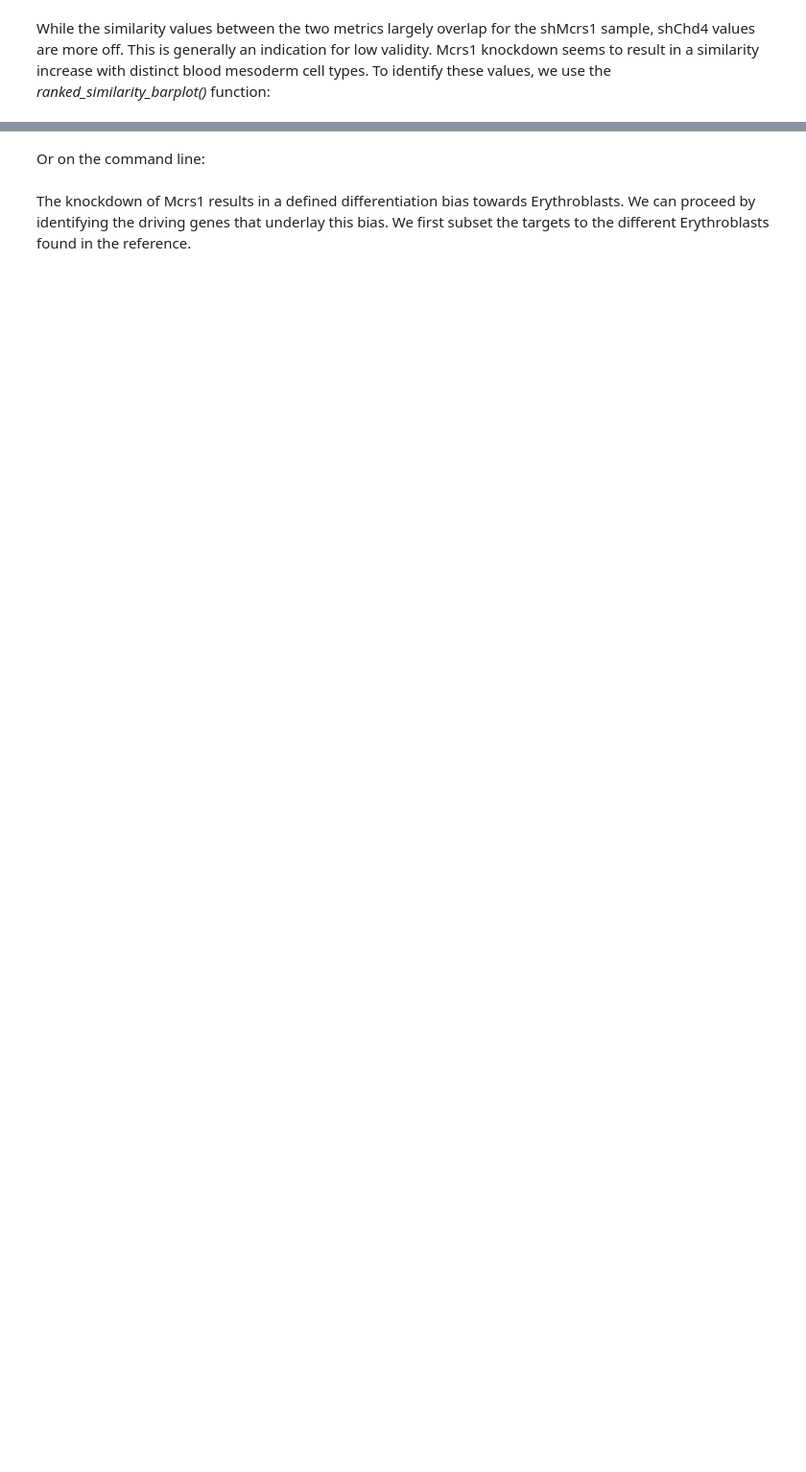
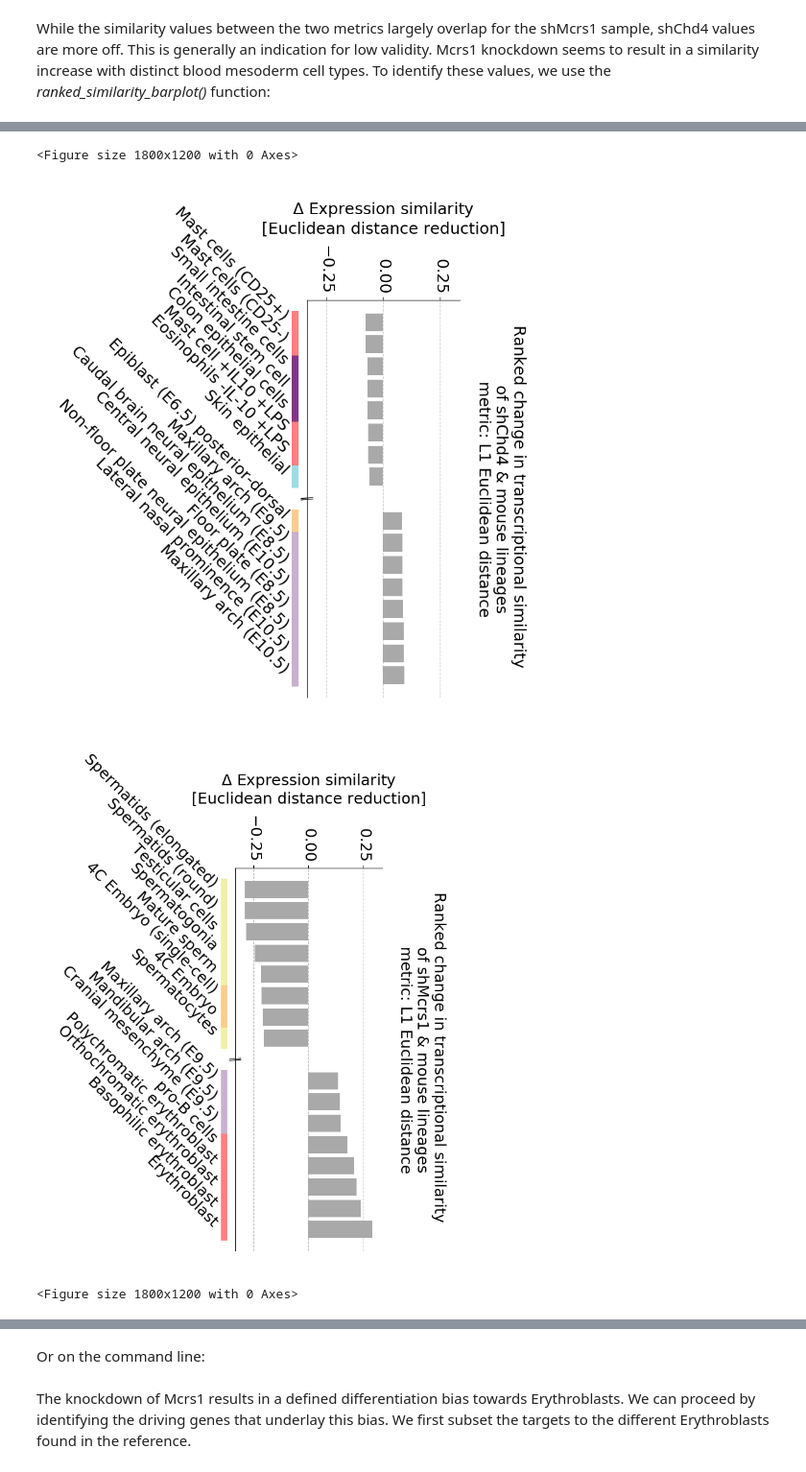
Before and after one commit to LoaloaF/DPre, a Jupyter notebook: examples/example2_knockdown/example2_knockdown.ipynb, the cells around one changed output, grey strips where cells are left out. Shown at 96% size. Saved outputs shown, nothing was run; the diff lists cells and outputs as text; code cells hidden in the pictures; blank space fills up the shorter version.

```diff
--- a/examples/example2_knockdown/example2_knockdown.ipynb
+++ b/examples/example2_knockdown/example2_knockdown.ipynb
@@ -65,12 +129,13 @@ Or on the command line:
 While the similarity values between the two metrics largely overlap for the shMcrs1 sample, shChd4 values are more off. This is generally an indication for low validity. Mcrs1 knockdown seems to result in a similarity increase with distinct blood mesoderm cell types. To identify these values, we use the <i>ranked_similarity_barplot()</i> function:
 # %%
 bp = t.ranked_similarity_barplot(samples = s,
-                                 which = 'euclid',
+                                 metric = 'euclid',
                                  display_negative = True,    # also show the bottom peak values
                                  pivot = True,
                                  filename =  'ranked_sim_eucl.pdf')
 bp = t.ranked_similarity_barplot(samples = s,
-                                 which = 'intersect',
+                                 metric = 'intersect',
                                  display_negative = True,
                                  pivot = True,
                                  filename =  'ranked_sim_intersect.pdf')
+# %% [output]
@@ -76,0 +159,4 @@ bp = t.ranked_similarity_barplot(samples = s,
+<Figure size 1800x1200 with 0 Axes>
+[figure, added]
+[figure, added]
+<Figure size 1800x1200 with 0 Axes>
```
Also changed, not shown: parts of 12 cells of this notebook, 2 other files.
